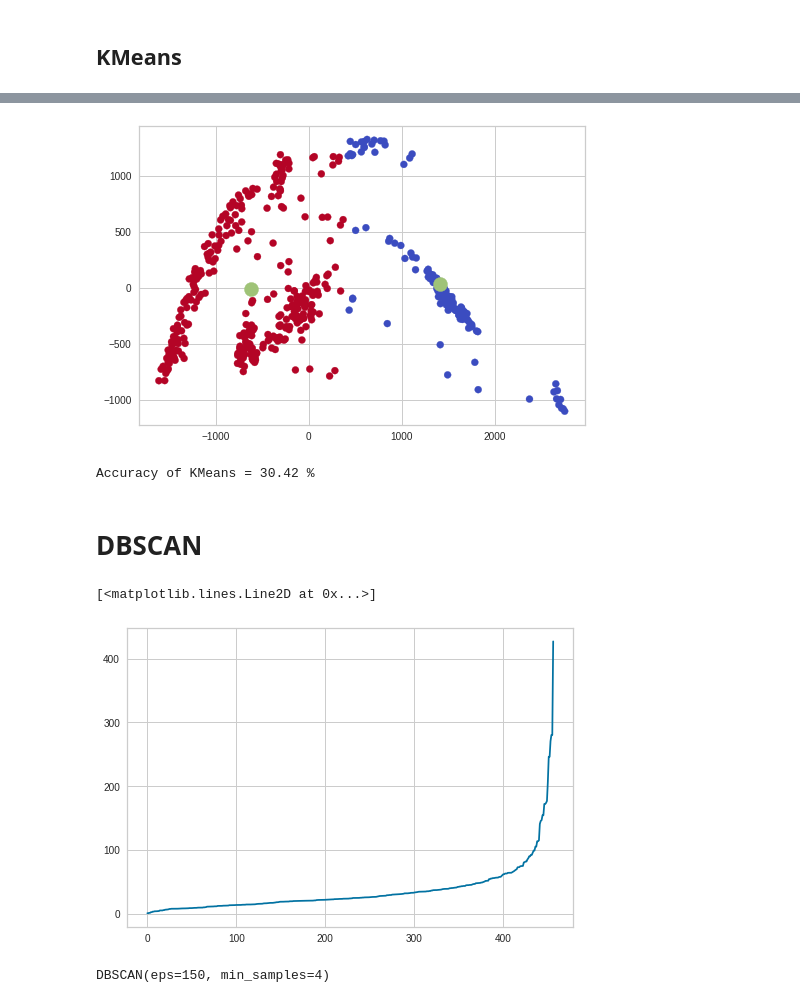
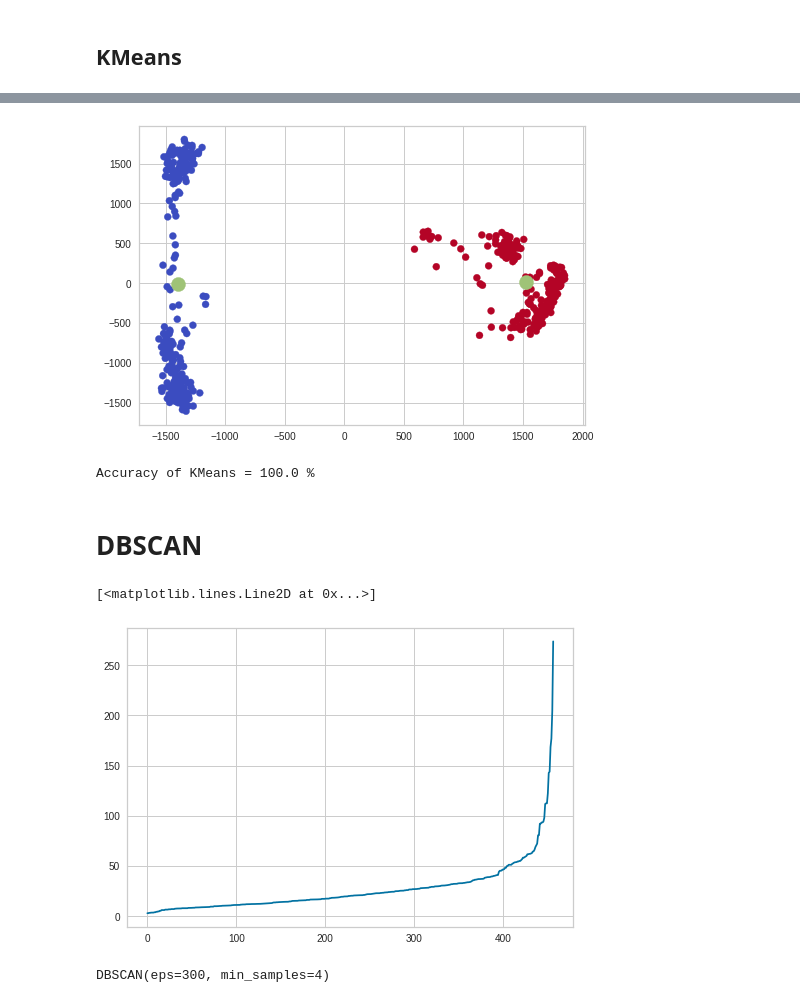
Before and after one commit to MYElmasry/Hand-Gesture-Recognition, a Jupyter notebook: Hand_Gesture_Recognition.ipynb, the cells around one changed output, grey strips where cells are left out. Cells and saved outputs as stored; diff of their text form; code cells hidden in the pictures.

```diff
--- a/Hand_Gesture_Recognition.ipynb
+++ b/Hand_Gesture_Recognition.ipynb
@@ -156,0 +117,12 @@ df_test.head()
+# %%
+y_test = []
+for i in range(len(testList1)):
+  y_test.append(1)
+for i in range(len(testList2)):
+  y_test.append(2)
+
+x_test = testList1 + testList2
+pca  = PCA(n_components=2)
+converted_x_test = pca.fit_transform(x_test)
+pyplot.scatter(converted_x_test[:,0],converted_x_test[:,1], c=y_test, cmap="coolwarm")
+pyplot.show()
@@ -159,8 +155,13 @@ df_test.head()
 # %%
 k = [3,5,7]
 for i in k:
-  knn = KNeighborsClassifier(n_neighbors= i, metric='euclidean')
-  knn.fit(convertedTrainList, y_convertedTrainList)
-  accuracy = knn.score(convertedTestList, y_convertedTestList)
-  print("Accuracy when K =",i,"equal",round(accuracy*100, 2),'%')
+  knn = KNeighborsClassifier(n_neighbors= i)
+  knn.fit(converted_x_train, y_train)
+  predicted = knn.predict(converted_x_test)
+  for j in range(len(predicted)):
+    if   predicted[j] == 1:
+      predicted[j] = 2
+    else:
+      predicted[j] = 1
+  print("Accuracy when K =",i,"equal",round(accuracy_score(predicted, y_test)*100, 2),'%')
 # %% [output]
@@ -172,8 +174,13 @@ Accuracy when K = 7 equal 76.92 %
 # %%
 C = [0.001, 0.01, 1, 2]
 for i in C:
-  clf = svm.SVC(C= i, kernel='rbf')
-  clf.fit(convertedTrainList, y_convertedTrainList)
-  accuracy = clf.score(convertedTestList, y_convertedTestList)
-  print("Accuracy when C =",i,"equal",round(accuracy*100, 2),'%')
+  clf = svm.SVC(C= i, kernel='linear')
+  clf.fit(converted_x_train, y_train)
+  predicted = knn.predict(converted_x_test)
+  for j in range(len(predicted)):
+    if   predicted[j] == 1:
+      predicted[j] = 2
+    else:
+      predicted[j] = 1
+  print("Accuracy when C =",i,"equal",round(accuracy_score(predicted, y_test)*100, 2),'%')
 # %% [output]
@@ -188,7 +195,7 @@ Accuracy when C = 2 equal 82.52 %
 # %%
 #apply kmeans
 kmeans = KMeans(n_clusters=2)
-results = kmeans.fit_predict(convertedTrainList)
+results = kmeans.fit_predict(converted_x_train)
 # %%
 #cluster centers of kmeans
 clusters = kmeans.cluster_centers_
@@ -199,29 +206,29 @@ array([[1415.48274313,   34.05424252],
 # %%
-pyplot.scatter(convertedTrainList[:,0], convertedTrainList[:,1], c=results, cmap="coolwarm")
+pyplot.scatter(converted_x_train[:,0], converted_x_train[:,1], c=results, cmap="coolwarm")
 pyplot.scatter(kmeans.cluster_centers_[:, 0], kmeans.cluster_centers_[:, 1], s = 200, c = 'g')
 pyplot.show()
 # %% [output]
-[figure, old version]
+[figure, new version]
 # %%
 labels = kmeans.labels_
-print("Accuracy of KMeans =", round(accuracy_score(labels, y_convertedTrainList)*100, 2),'%')
+print("Accuracy of KMeans =", round(accuracy_score(labels, y_train)*100, 2),'%')
 # %% [output]
-Accuracy of KMeans = 30.42 %
+Accuracy of KMeans = 100.0 %
 # %% [markdown]
 # **DBSCAN**
 # %%
 neighbors = NearestNeighbors(n_neighbors=4)
-neighbors_fit = neighbors.fit(convertedTrainList)
-distances, indices = neighbors_fit.kneighbors(convertedTrainList)
+neighbors_fit = neighbors.fit(converted_x_train)
+distances, indices = neighbors_fit.kneighbors(converted_x_train)
 distances = np.sort(distances, axis=0)
 distances = distances[:,1]
 pyplot.plot(distances)
 # %% [output]
 [<matplotlib.lines.Line2D at 0x...>]
-[figure, old version]
+[figure, new version]
 # %%
-dbscan = DBSCAN(eps=150, min_samples=4)
-dbscan.fit(convertedTrainList)
+dbscan = DBSCAN(eps=300, min_samples=4)
+dbscan.fit(converted_x_train)
 # %% [output]
-DBSCAN(eps=150, min_samples=4)
+DBSCAN(eps=300, min_samples=4)
 # %%
```
Also changed, not shown: parts of 12 cells of this notebook.
